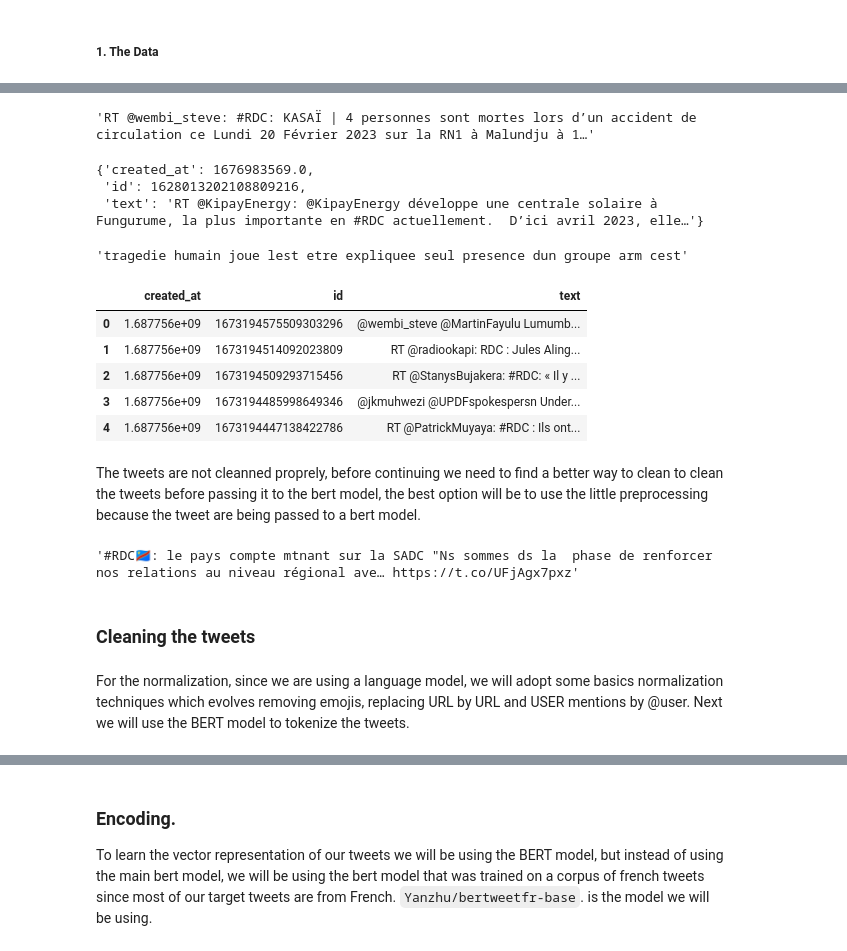
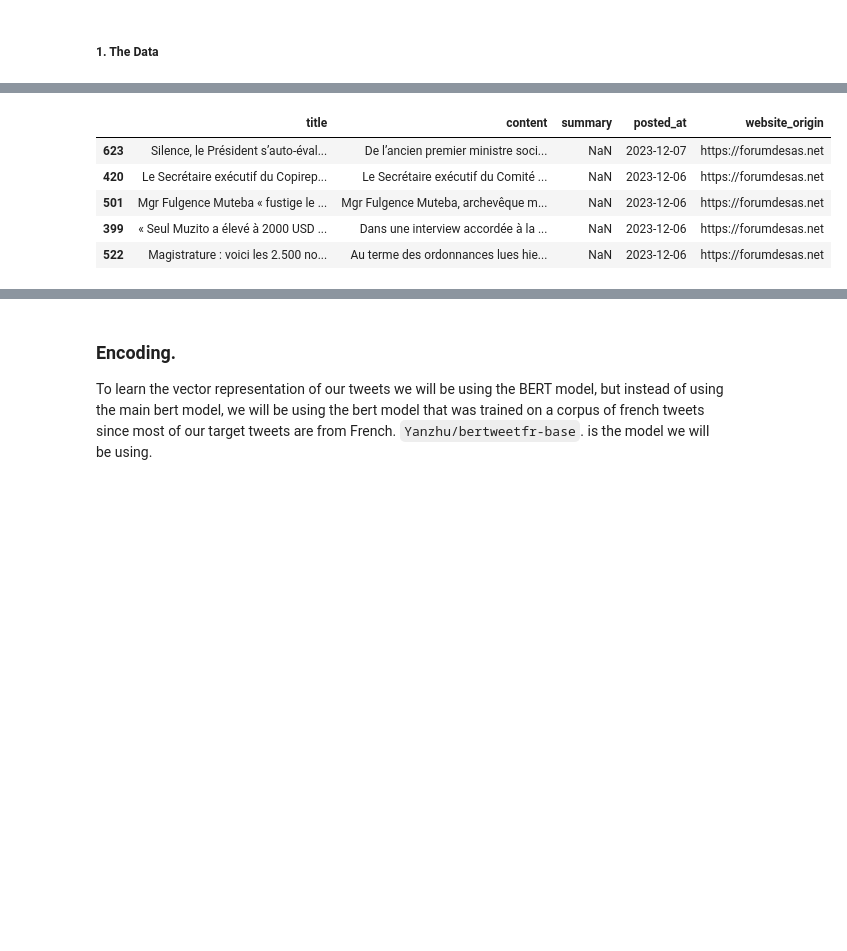
Before and after one commit to espoirMur/balobi_nini, a Jupyter notebook: notebooks/bertTopic.ipynb, the cells around one changed output, grey strips where cells are left out. Cells and saved outputs as stored; diff of their text form; code cells hidden in the pictures; blank space fills up the shorter version.

```diff
--- a/notebooks/bertTopic.ipynb
+++ b/notebooks/bertTopic.ipynb
@@ -14 +12,3 @@ tweets_data = pd.read_parquet('data/tweets.parquet', dtype_backend='pyarrow')
+# %%
+news_data = pd.read_csv("data/congo-news.csv", index_col=0, parse_dates=['posted_at'])
 # %%
@@ -23,2 +23,2 @@ tweets_data.head()
 # %%
-tweets_data = tweets_data.sort_values(by='created_at', ascending=False)
+news_data = news_data.sort_values(by='posted_at', ascending=False)
@@ -47,33 +25,9 @@ full_tweets = pd.json_normalize(tweets_data.raw_json)
-# %%
-full_tweets.loc[2657980, 'text']
-# %% [output]
-'RT @wembi_steve: #RDC: KASAÏ | 4 personnes sont mortes lors d’un accident de circulation ce Lundi 20 Février 2023 sur la RN1 à Malundju à 1…'
-# %%
-tweets_data.loc[2075, 'raw_json']
-# %% [output]
-{'created_at': 1676983569.0,
- 'id': 1628013202108809216,
- 'text': 'RT @KipayEnergy: @KipayEnergy développe une centrale solaire à Fungurume, la plus importante en #RDC actuellement.  D’ici avril 2023, elle…'}
-# %%
-tweets_data.loc[2074, 'text']
-# %% [output]
-'tragedie humain joue lest etre expliquee seul presence dun groupe arm cest'
 # %%
-full_tweets.head()
+news_data.head()
 # %% [output]
-|  | created_at | id | text |
-| 0 | 1.687756e+09 | 1673194575509303296 | @wembi_steve @MartinFayulu Lumumb... |
-| 1 | 1.687756e+09 | 1673194514092023809 | RT @radiookapi: RDC : Jules Aling... |
-| 2 | 1.687756e+09 | 1673194509293715456 | RT @StanysBujakera: #RDC: « Il y ... |
-| 3 | 1.687756e+09 | 1673194485998649346 | @jkmuhwezi @UPDFspokespersn Under... |
-| 4 | 1.687756e+09 | 1673194447138422786 | RT @PatrickMuyaya: #RDC : Ils ont... |
+|  | title | content | summary | posted_at | website_origin |
+| 623 | Silence, le Président s’auto-éval... | De l’ancien premier ministre soci... | NaN | 2023-12-07 | https://forumdesas.net |
+| 420 | Le Secrétaire exécutif du Copirep... | Le Secrétaire exécutif du Comité ... | NaN | 2023-12-06 | https://forumdesas.net |
+| 501 | Mgr Fulgence Muteba « fustige le ... | Mgr Fulgence Muteba, archevêque m... | NaN | 2023-12-06 | https://forumdesas.net |
+| 399 | « Seul Muzito a élevé à 2000 USD ... | Dans une interview accordée à la ... | NaN | 2023-12-06 | https://forumdesas.net |
+| 522 | Magistrature : voici les 2.500 no... | Au terme des ordonnances lues hie... | NaN | 2023-12-06 | https://forumdesas.net |
-# %% [markdown]
-The tweets are not cleanned proprely, before continuing we need to find a better way to clean to clean the tweets before passing it to the bert model, the best option will be to use the little preprocessing because the tweet are being passed to a bert model.
-# %%
-full_tweets.loc[2657985, 'text']
-# %% [output]
-'#RDC🇨🇩: le pays compte mtnant sur la SADC "Ns sommes ds la  phase de renforcer nos relations au niveau régional ave… https://t.co/UFjAgx7pxz'
-# %% [markdown]
-### Cleaning the tweets
-# %% [markdown]
-For the normalization, since we are using a language model, we will adopt some basics normalization techniques which evolves removing emojis, replacing URL by URL  and USER mentions by @user. Next we will use the BERT model to tokenize the tweets.
```
Also changed, not shown: parts of 89 cells of this notebook, 6 other files.
